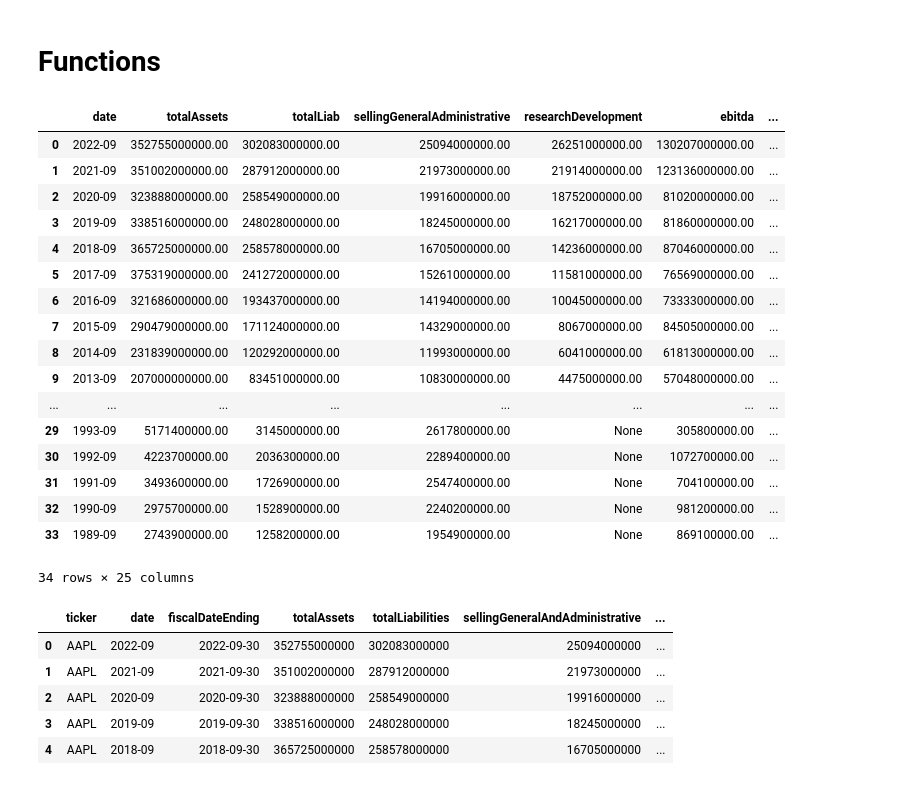
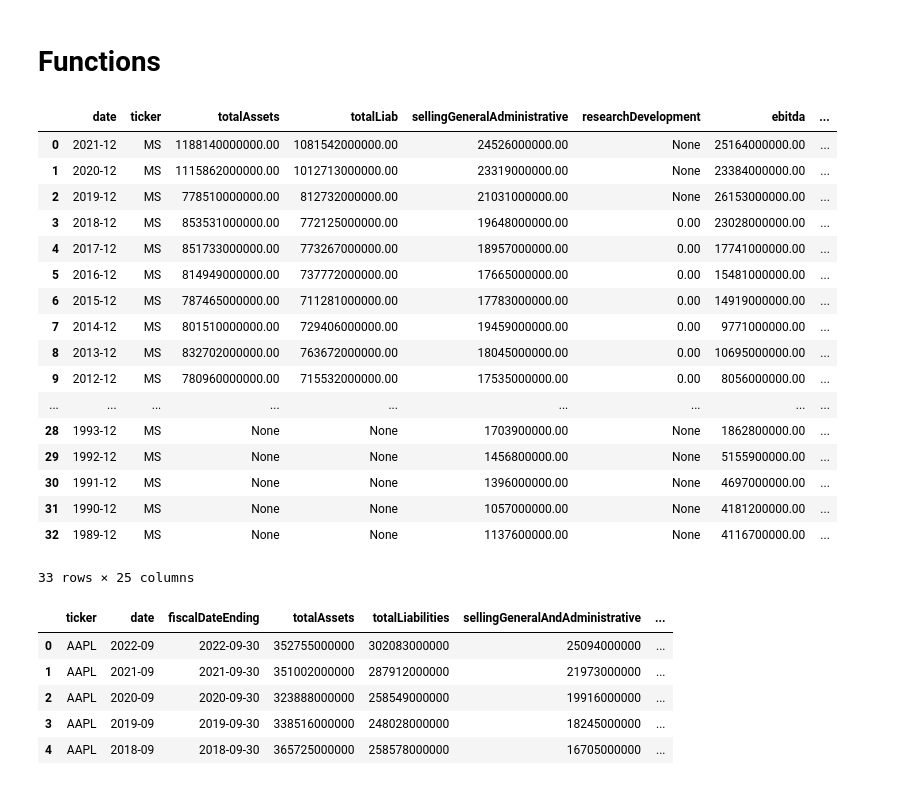
Before and after one commit to Aleengelstajn/Financial-APIs-Comparison-Python, a Jupyter notebook: API_downloads/Merge.ipynb, the cells around one changed output. Cells and saved outputs as stored; diff of their text form; code cells hidden in the pictures.

```diff
--- a/API_downloads/Merge.ipynb
+++ b/API_downloads/Merge.ipynb
@@ -60,5 +60,6 @@ def eod(ticker):
     df_final['date']= pd.to_datetime(df_final.date)
     df_final['date']= df_final.date.dt.strftime('%Y-%m')
     df_final = df_final[columns]
+    df_final.insert(1, 'ticker', ticker)
 
     return df_final
@@ -67,25 +66,24 @@ import pandas as pd
-# %%
-df = eod('AAPL')
-df
-# %% [output]
-|  | date | totalAssets | totalLiab | sellingGeneralAdministrative | researchDevelopment | ebitda | ... |
-| 0 | 2022-09 | 352755000000.00 | 302083000000.00 | 25094000000.00 | 26251000000.00 | 130207000000.00 | ... |
-| 1 | 2021-09 | 351002000000.00 | 287912000000.00 | 21973000000.00 | 21914000000.00 | 123136000000.00 | ... |
-| 2 | 2020-09 | 323888000000.00 | 258549000000.00 | 19916000000.00 | 18752000000.00 | 81020000000.00 | ... |
-| 3 | 2019-09 | 338516000000.00 | 248028000000.00 | 18245000000.00 | 16217000000.00 | 81860000000.00 | ... |
-| 4 | 2018-09 | 365725000000.00 | 258578000000.00 | 16705000000.00 | 14236000000.00 | 87046000000.00 | ... |
-| 5 | 2017-09 | 375319000000.00 | 241272000000.00 | 15261000000.00 | 11581000000.00 | 76569000000.00 | ... |
-| 6 | 2016-09 | 321686000000.00 | 193437000000.00 | 14194000000.00 | 10045000000.00 | 73333000000.00 | ... |
-| 7 | 2015-09 | 290479000000.00 | 171124000000.00 | 14329000000.00 | 8067000000.00 | 84505000000.00 | ... |
-| 8 | 2014-09 | 231839000000.00 | 120292000000.00 | 11993000000.00 | 6041000000.00 | 61813000000.00 | ... |
-| 9 | 2013-09 | 207000000000.00 | 83451000000.00 | 10830000000.00 | 4475000000.00 | 57048000000.00 | ... |
-| ... | ... | ... | ... | ... | ... | ... | ... |
-| 29 | 1993-09 | 5171400000.00 | 3145000000.00 | 2617800000.00 | None | 305800000.00 | ... |
-| 30 | 1992-09 | 4223700000.00 | 2036300000.00 | 2289400000.00 | None | 1072700000.00 | ... |
-| 31 | 1991-09 | 3493600000.00 | 1726900000.00 | 2547400000.00 | None | 704100000.00 | ... |
-| 32 | 1990-09 | 2975700000.00 | 1528900000.00 | 2240200000.00 | None | 981200000.00 | ... |
-| 33 | 1989-09 | 2743900000.00 | 1258200000.00 | 1954900000.00 | None | 869100000.00 | ... |
-34 rows × 25 columns
+# %%
+eod('MS')
+# %% [output]
+|  | date | ticker | totalAssets | totalLiab | sellingGeneralAdministrative | researchDevelopment | ebitda | ... |
+| 0 | 2021-12 | MS | 1188140000000.00 | 1081542000000.00 | 24526000000.00 | None | 25164000000.00 | ... |
+| 1 | 2020-12 | MS | 1115862000000.00 | 1012713000000.00 | 23319000000.00 | None | 23384000000.00 | ... |
+| 2 | 2019-12 | MS | 778510000000.00 | 812732000000.00 | 21031000000.00 | None | 26153000000.00 | ... |
+| 3 | 2018-12 | MS | 853531000000.00 | 772125000000.00 | 19648000000.00 | 0.00 | 23028000000.00 | ... |
+| 4 | 2017-12 | MS | 851733000000.00 | 773267000000.00 | 18957000000.00 | 0.00 | 17741000000.00 | ... |
+| 5 | 2016-12 | MS | 814949000000.00 | 737772000000.00 | 17665000000.00 | 0.00 | 15481000000.00 | ... |
+| 6 | 2015-12 | MS | 787465000000.00 | 711281000000.00 | 17783000000.00 | 0.00 | 14919000000.00 | ... |
+| 7 | 2014-12 | MS | 801510000000.00 | 729406000000.00 | 19459000000.00 | 0.00 | 9771000000.00 | ... |
+| 8 | 2013-12 | MS | 832702000000.00 | 763672000000.00 | 18045000000.00 | 0.00 | 10695000000.00 | ... |
+| 9 | 2012-12 | MS | 780960000000.00 | 715532000000.00 | 17535000000.00 | 0.00 | 8056000000.00 | ... |
+| ... | ... | ... | ... | ... | ... | ... | ... | ... |
+| 28 | 1993-12 | MS | None | None | 1703900000.00 | None | 1862800000.00 | ... |
+| 29 | 1992-12 | MS | None | None | 1456800000.00 | None | 5155900000.00 | ... |
+| 30 | 1991-12 | MS | None | None | 1396000000.00 | None | 4697000000.00 | ... |
+| 31 | 1990-12 | MS | None | None | 1057000000.00 | None | 4181200000.00 | ... |
+| 32 | 1989-12 | MS | None | None | 1137600000.00 | None | 4116700000.00 | ... |
+33 rows × 25 columns
 # %%
 def alpha_vantage(ticker, period='annualReports'):
     ''' Libraries '''
```
Also changed, not shown: parts of 4 cells of this notebook, 7 other files.
